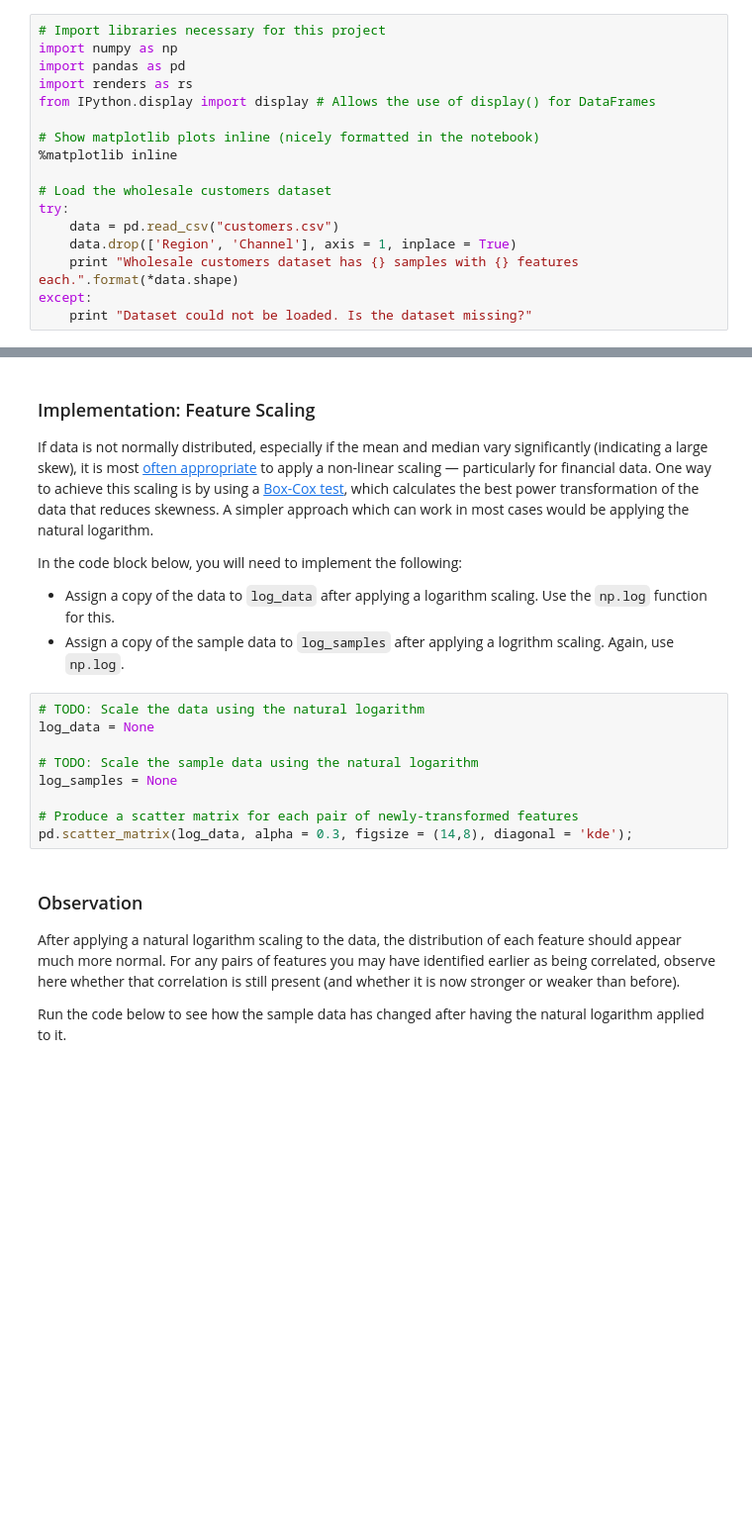
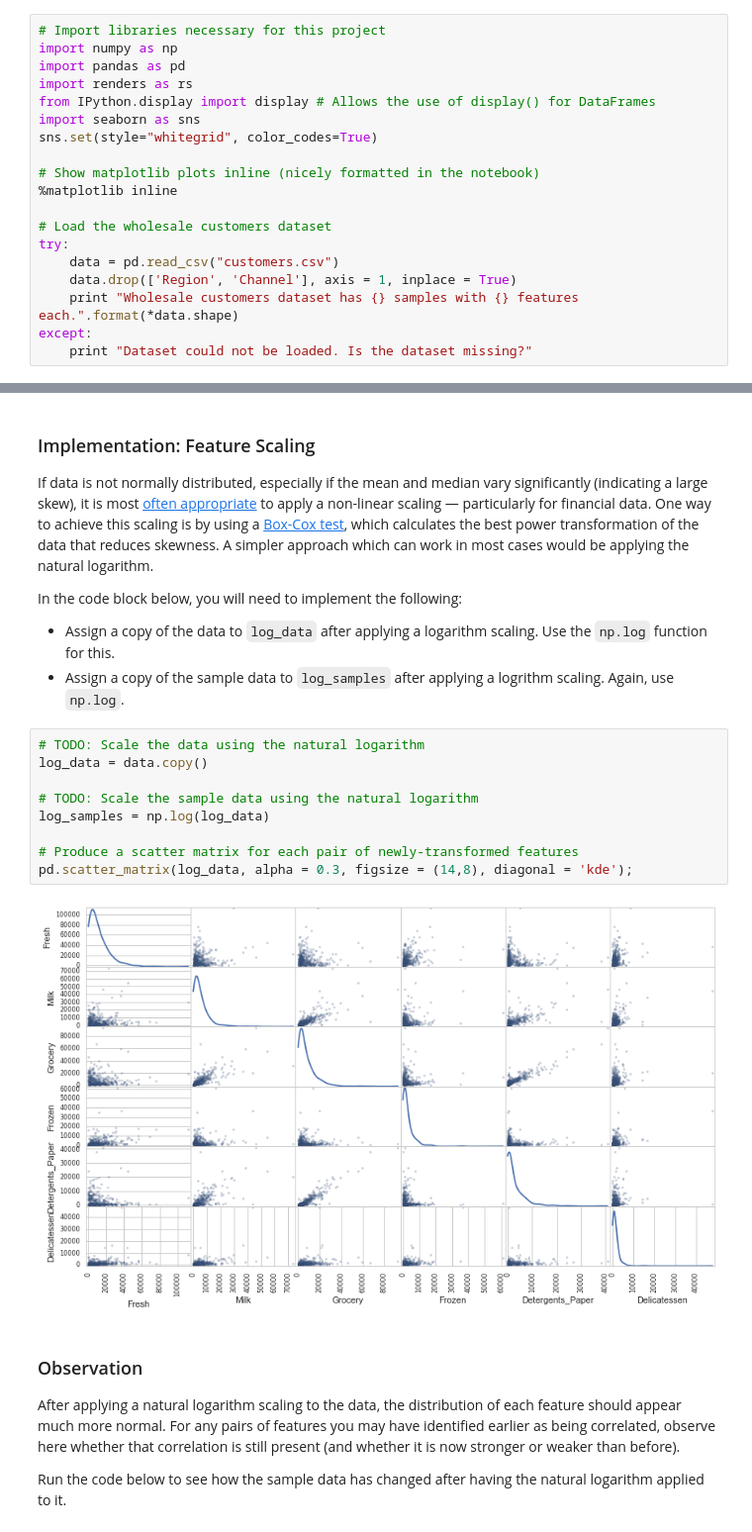
Before and after one commit to baumanab/Udacity_MachineLearningEngineer_ND, a Jupyter notebook: projects/creating_customer_segments/customer_segments.ipynb, the cells around one changed output, grey strips where cells are left out. Shown at 99% size. Cells and saved outputs as stored; diff of their text form; blank space fills up the shorter version.

```diff
--- a/projects/creating_customer_segments/customer_segments.ipynb
+++ b/projects/creating_customer_segments/customer_segments.ipynb
@@ -22,6 +22,8 @@ import numpy as np
 import pandas as pd
 import renders as rs
 from IPython.display import display # Allows the use of display() for DataFrames
+import seaborn as sns
+sns.set(style="whitegrid", color_codes=True)
 
 # Show matplotlib plots inline (nicely formatted in the notebook)
 %matplotlib inline
@@ -136,13 +141,15 @@ In the code block below, you will need to implement the following:
  - Assign a copy of the sample data to `log_samples` after applying a logrithm scaling. Again, use `np.log`.
 # %%
 # TODO: Scale the data using the natural logarithm
-log_data = None
+log_data = data.copy()
 
 # TODO: Scale the sample data using the natural logarithm
-log_samples = None
+log_samples = np.log(log_data)
 
 # Produce a scatter matrix for each pair of newly-transformed features
 pd.scatter_matrix(log_data, alpha = 0.3, figsize = (14,8), diagonal = 'kde');
+# %% [output]
+[figure, added]
 # %% [markdown]
 ### Observation
 After applying a natural logarithm scaling to the data, the distribution of each feature should appear much more normal. For any pairs of features you may have identified earlier as being correlated, observe here whether that correlation is still present (and whether it is now stronger or weaker than before).
```
Also changed, not shown: parts of 6 cells of this notebook.
